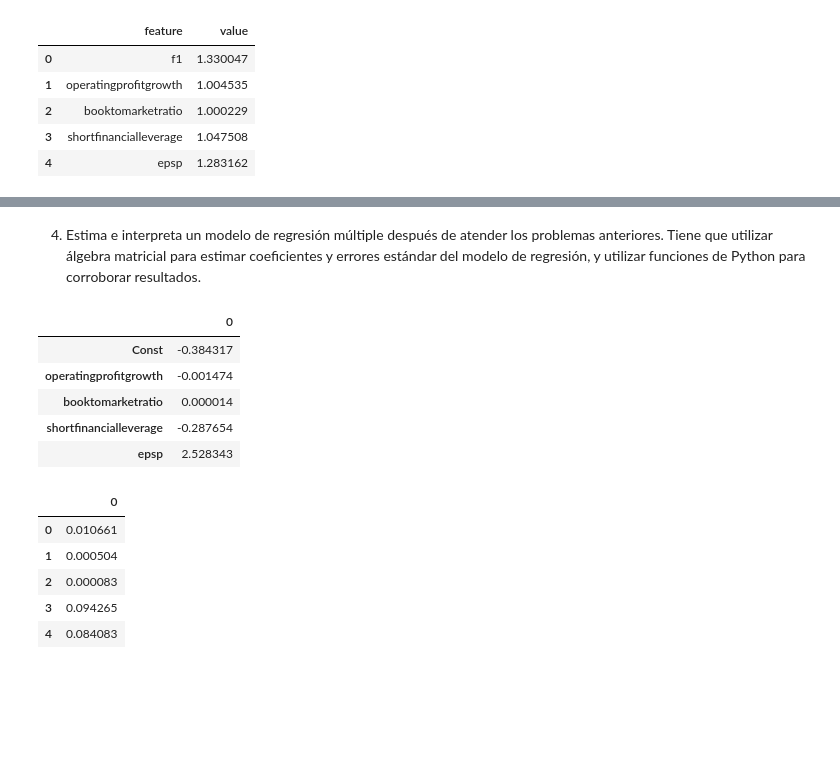
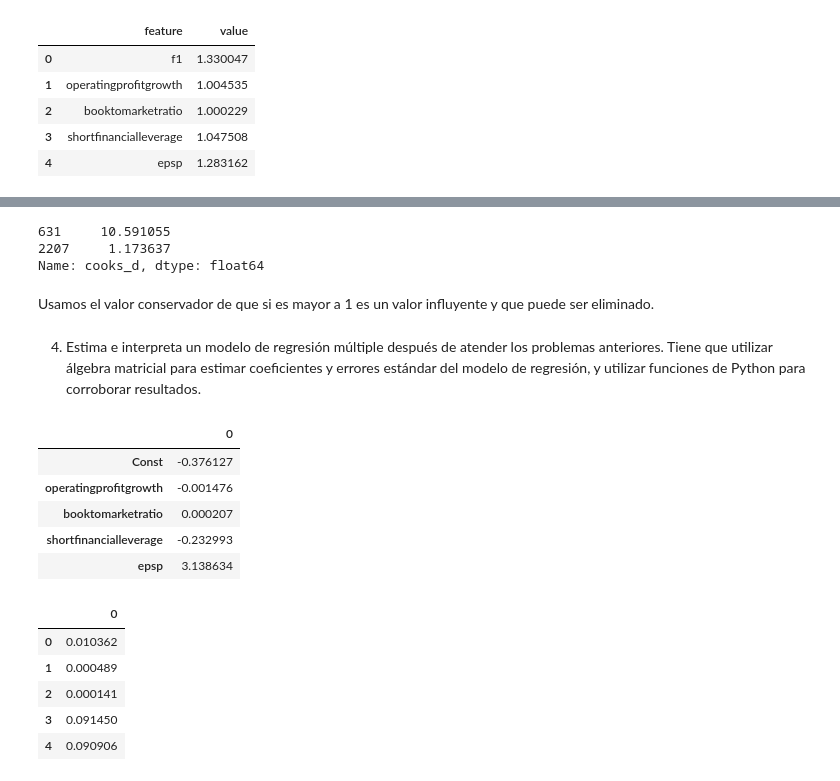
Before and after one commit to AlexReusC/Modulo-5-IAA, a Jupyter notebook: portafolio.ipynb, the cells around one changed output, grey strips where cells are left out. Saved outputs shown, nothing was run; the diff lists cells and outputs as text; code cells hidden in the pictures; blank space fills up the shorter version.

```diff
--- a/portafolio.ipynb
+++ b/portafolio.ipynb
@@ -251,25 +262,40 @@ Debido a que un valor conservador de VIF para problemas de multicolinearidad es
+# %%
+model = sm.OLS(df[dependent_variables], sm.add_constant(df[independent_variables])).fit()
+infl = model.get_influence()
+cooks = infl.summary_frame()["cooks_d"]
+influential_points = cooks[cooks > 1]
+influential_points
+# %% [output]
+631     10.591055
+2207     1.173637
+Name: cooks_d, dtype: float64
+# %% [markdown]
+Usamos el valor conservador de que si es mayor a 1 es un valor influyente y que puede ser eliminado.
+# %%
+df.drop(influential_points.index, inplace=True)
 # %% [markdown]
 4. Estima e interpreta un modelo de regresión múltiple después de atender los problemas anteriores. Tiene que utilizar álgebra matricial para estimar coeficientes y errores estándar del modelo de regresión, y utilizar funciones de Python para corroborar resultados.
 # %%
 #Multiple regression linear algebra
 variables = pd.DataFrame(data=df[independent_variables])
 variables.replace(np.nan, 0, inplace=True)
+ones_vector = np.ones((variables.count()["operatingprofitgrowth"], 1))
 x = np.matrix(variables)
 x = np.c_[ones_vector, x]
 y = np.matrix(df[dependent_variables])
 bs = np.linalg.inv(x.T * x) * x.T * y
 bs = pd.DataFrame(bs)
 variables = ["Const"] + independent_variables
 variables
 bs.index = variables
 bs
 # %% [output]
 |  | 0 |
-| Const | -0.384317 |
-| operatingprofitgrowth | -0.001474 |
-| booktomarketratio | 0.000014 |
-| shortfinancialleverage | -0.287654 |
-| epsp | 2.528343 |
+| Const | -0.376127 |
+| operatingprofitgrowth | -0.001476 |
+| booktomarketratio | 0.000207 |
+| shortfinancialleverage | -0.232993 |
+| epsp | 3.138634 |
 # %%
 #standard error linear algebra
 variables = pd.DataFrame(data=df[independent_variables])
@@ -285,11 +311,11 @@ se = pd.DataFrame(data=np.sqrt(np.diag(mse2)))
 se
 # %% [output]
 |  | 0 |
-| 0 | 0.010661 |
-| 1 | 0.000504 |
-| 2 | 0.000083 |
-| 3 | 0.094265 |
-| 4 | 0.084083 |
+| 0 | 0.010362 |
+| 1 | 0.000489 |
+| 2 | 0.000141 |
+| 3 | 0.091450 |
+| 4 | 0.090906 |
 # %%
 #Inbuilt multiple regresion and standard errors
 model = sm.OLS(df[dependent_variables], sm.add_constant(df[independent_variables])).fit()
```
Also changed, not shown: parts of 14 cells of this notebook.
